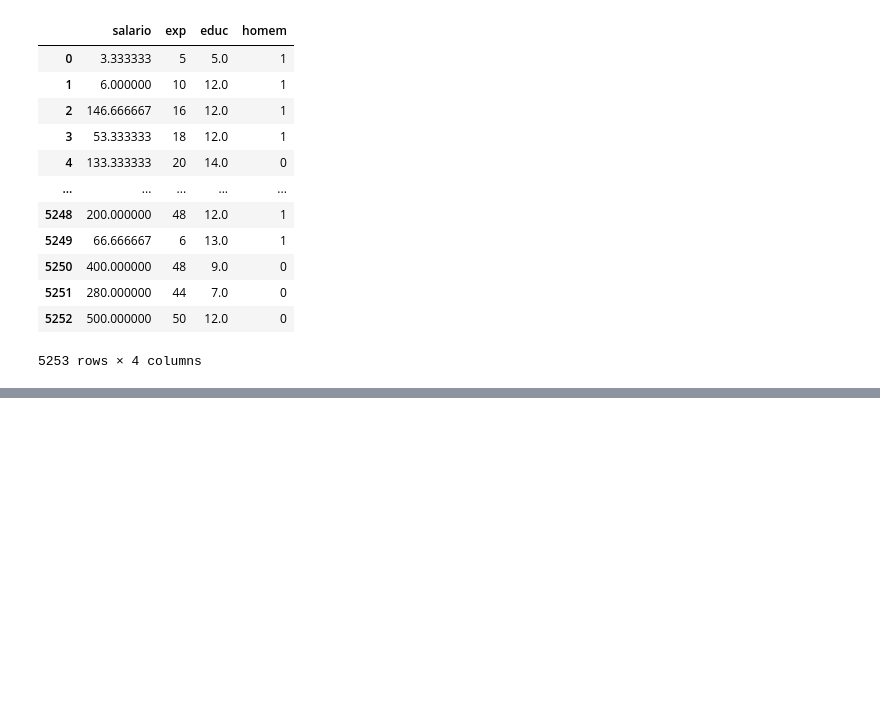
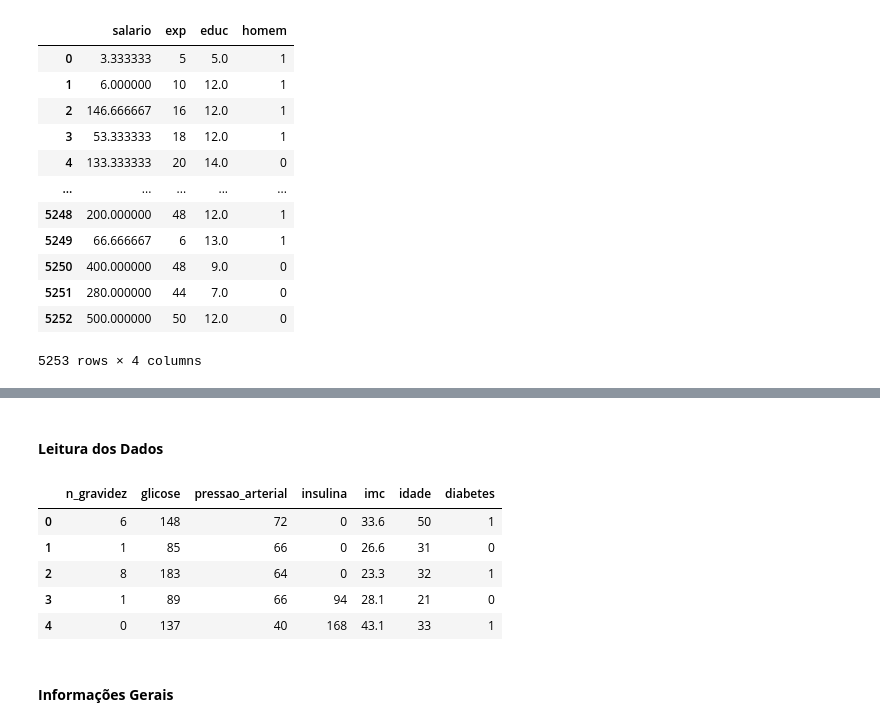
Before and after one commit to lucasrabay/Econometrics1-Final_Project, a Jupyter notebook: assignment.ipynb, the cells around one changed output, grey strips where cells are left out. Saved outputs shown, nothing was run; the diff lists cells and outputs as text; code cells hidden in the pictures; blank space fills up the shorter version.

```diff
--- a/assignment.ipynb
+++ b/assignment.ipynb
@@ -32,0 +76,16 @@ salarios_df
+# %% [markdown]
+#### **Leitura dos Dados**
+# %%
+file_path = 'data/diabetes_dados.csv'
+
+df_diabetes = read_csv(file_path)
+df_diabetes.head()
+# %% [output]
+|  | n_gravidez | glicose | pressao_arterial | insulina | imc | idade | diabetes |
+| 0 | 6 | 148 | 72 | 0 | 33.6 | 50 | 1 |
+| 1 | 1 | 85 | 66 | 0 | 26.6 | 31 | 0 |
+| 2 | 8 | 183 | 64 | 0 | 23.3 | 32 | 1 |
+| 3 | 1 | 89 | 66 | 94 | 28.1 | 21 | 0 |
+| 4 | 0 | 137 | 40 | 168 | 43.1 | 33 | 1 |
+# %% [markdown]
+#### **Informações Gerais**
```
Also changed, not shown: parts of 8 cells of this notebook.
